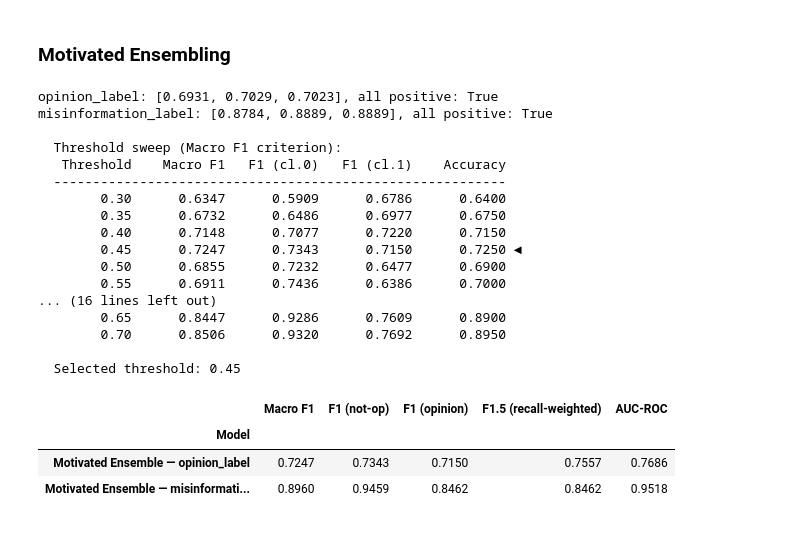
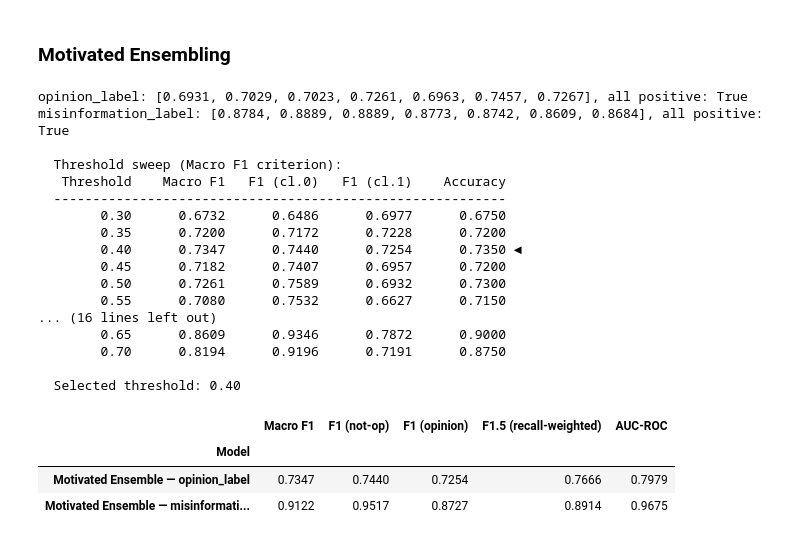
Before and after one commit to shiaoligreen/misinformation, a Jupyter notebook: 581_Sprint_3/src/Sprint_3.ipynb, the cells around one changed output. Drawn from its saved outputs; the diff is of its cells as text; code cells hidden in the pictures.

```diff
--- a/581_Sprint_3/src/Sprint_3.ipynb
+++ b/581_Sprint_3/src/Sprint_3.ipynb
@@ -62,6 +80,6 @@ results = {}
 # %%
-# CNN Transfer Learning — commented out pending CNN MTL implementation
-# cnn_model = cnn.TextCNN(len(vocab), embed_matrix).to(DEVICE)
-# cnn_model = cnn.train_model(cnn_model, train_loader, dev_loader, train_rows, DEVICE)
-# for target in TARGETS:
-#     results[f"TextCNN Transfer — {target}"] = cnn.predict(cnn_model, dev_loader, DEVICE, target=target)
+# CNN Transfer Learning
+cnn_model = cnn.TextCNN(len(vocab), embed_matrix).to(DEVICE)
+cnn_model = cnn.train_model(cnn_model, train_loader, dev_loader, train_rows, DEVICE)
+for target in TARGETS:
+    results[f"TextCNN Transfer — {target}"] = cnn.predict(cnn_model, dev_loader, DEVICE, target=target)
@@ -143,0 +213,17 @@ Loading FastText vectors from /home/nicole-shantz/.cache/huggingface/hub/dataset
+# %%
+# Sprint 3 CNN MTL with POS tag features only added
+
+import cnn_mtl_no_ling as cnn_mtl_pos
+
+# need new data loaders to handle inclusion of pos in batches
+train_loader_pos = cnn_mtl_pos.make_loader(train_rows, vocab, shuffle=True, tokenize_fn=preprocess)
+dev_loader_pos = cnn_mtl_pos.make_loader(dev_rows, vocab, shuffle=False, tokenize_fn=preprocess)
+
+for target in TARGETS:
+    model = cnn_mtl_pos.TextCNN(len(vocab), embed_matrix).to(DEVICE)
+    model = cnn_mtl_pos.train_model(model, train_loader_pos, dev_loader_pos, train_rows, DEVICE,
+                            train_targets=[target])
+    results[f"TextCNN MTL (POS) — {target}"] = cnn_mtl_pos.predict(model,
+                                                                                 dev_loader_pos,
+                                                                                 DEVICE,
+                                                                                 target=target)
@@ -206,8 +318,11 @@ for task in TARGETS:
         results[f"LogReg — {task}"],
         results[f"LogReg (+ embeddings) — {task}"],
         results[f"LogReg MTL (cascaded POS) — {task}"],
-        # results[f"TextCNN — {task}"],           # CNN only
-        # results[f"TextCNN Transfer — {task}"],   # CNN only
+        results[f"TextCNN — {task}"],           # CNN only
+        results[f"TextCNN Transfer — {task}"],    # CNN only
+        results[f"TextCNN MTL (POS + linguistic) — {task}"],   # CNN only
+        results[f"TextCNN MTL (POS) — {task}"]  # CNN only
+
     ])
     m = compute_metrics(preds, labels, probs)
     ensemble_rows.append({"Model": f"Soft Vote Ensemble — {task}",
@@ -234,8 +349,8 @@ importlib.reload(motivated_ensemble)
 from motivated_ensemble import motivated_soft_vote
 
 f1_scores = {
-    "opinion_label":        [0.6931, 0.7029, 0.7023],
-    "misinformation_label": [0.8784, 0.8889, 0.8889],
+    "opinion_label":        [0.6931, 0.7029, 0.7023, 0.7261, 0.6963, 0.7457, 0.7267],
+    "misinformation_label": [0.8784, 0.8889, 0.8889, 0.8773, 0.8742, 0.8609, 0.8684],
 }
 
 for task, weights in f1_scores.items():
@@ -243,45 +358,47 @@ for task, weights in f1_scores.items():
 
 motivated_rows = []
 for task in TARGETS:
     preds, labels, probs = motivated_soft_vote(
         model_outputs=[
             results[f"LogReg — {task}"],
             results[f"LogReg (+ embeddings) — {task}"],
             results[f"LogReg MTL (cascaded POS) — {task}"],
-            # results[f"TextCNN — {task}"],           # CNN only
-            # results[f"TextCNN Transfer — {task}"],   # CNN only
+            results[f"TextCNN — {task}"],           # CNN only
+            results[f"TextCNN Transfer — {task}"],   # CNN only
+            results[f"TextCNN MTL (POS + linguistic) — {task}"],   # CNN only
+            results[f"TextCNN MTL (POS) — {task}"]  # CNN only
         ],
         f1_weights=f1_scores[task],
     )
     m = compute_metrics(preds, labels, probs)
     motivated_rows.append({"Model": f"Motivated Ensemble — {task}",
                            "Macro F1": m["macro_f1"],
                            "F1 (not-op)": m["f1_class0"],
                            "F1 (opinion)": m["f1_class1"],
                            "F1.5 (recall-weighted)": m["fbeta_class1"],
                            "AUC-ROC": m["auc_roc"]})
 
 pd.set_option("display.float_format", "{:.4f}".format)
 pd.DataFrame(motivated_rows).set_index("Model")
 # %% [output]
-opinion_label: [0.6931, 0.7029, 0.7023], all positive: True
-misinformation_label: [0.8784, 0.8889, 0.8889], all positive: True
+opinion_label: [0.6931, 0.7029, 0.7023, 0.7261, 0.6963, 0.7457, 0.7267], all positive: True
+misinformation_label: [0.8784, 0.8889, 0.8889, 0.8773, 0.8742, 0.8609, 0.8684], all positive: True
 
   Threshold sweep (Macro F1 criterion):
    Threshold    Macro F1   F1 (cl.0)   F1 (cl.1)    Accuracy
   ----------------------------------------------------------
-        0.30      0.6347      0.5909      0.6786      0.6400
-        0.35      0.6732      0.6486      0.6977      0.6750
-        0.40      0.7148      0.7077      0.7220      0.7150
-        0.45      0.7247      0.7343      0.7150      0.7250 ◄
-        0.50      0.6855      0.7232      0.6477      0.6900
-        0.55      0.6911      0.7436      0.6386      0.7000
+        0.30      0.6732      0.6486      0.6977      0.6750
+        0.35      0.7200      0.7172      0.7228      0.7200
+        0.40      0.7347      0.7440      0.7254      0.7350 ◄
+        0.45      0.7182      0.7407      0.6957      0.7200
+        0.50      0.7261      0.7589      0.6932      0.7300
+        0.55      0.7080      0.7532      0.6627      0.7150
 ... (16 lines left out)
-        0.65      0.8447      0.9286      0.7609      0.8900
-        0.70      0.8506      0.9320      0.7692      0.8950
+        0.65      0.8609      0.9346      0.7872      0.9000
+        0.70      0.8194      0.9196      0.7191      0.8750
 
-  Selected threshold: 0.45
+  Selected threshold: 0.40
 |  | Macro F1 | F1 (not-op) | F1 (opinion) | F1.5 (recall-weighted) | AUC-ROC |
 | Model |  |  |  |  |  |
-| Motivated Ensemble — opinion_label | 0.7247 | 0.7343 | 0.7150 | 0.7557 | 0.7686 |
-| Motivated Ensemble — misinformati... | 0.8960 | 0.9459 | 0.8462 | 0.8462 | 0.9518 |
+| Motivated Ensemble — opinion_label | 0.7347 | 0.7440 | 0.7254 | 0.7666 | 0.7979 |
+| Motivated Ensemble — misinformati... | 0.9122 | 0.9517 | 0.8727 | 0.8914 | 0.9675 |
```
Also changed, not shown: parts of 14 cells of this notebook, 2 other files.
